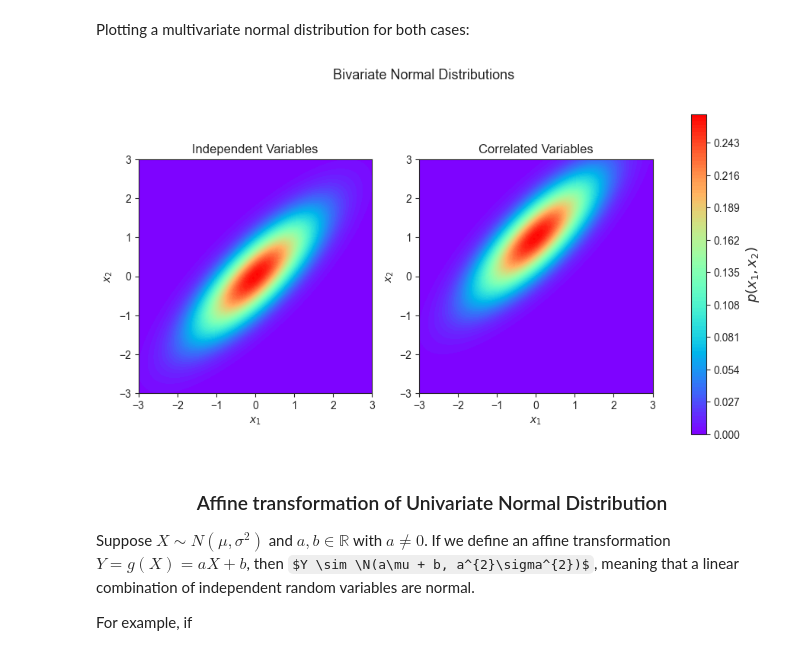
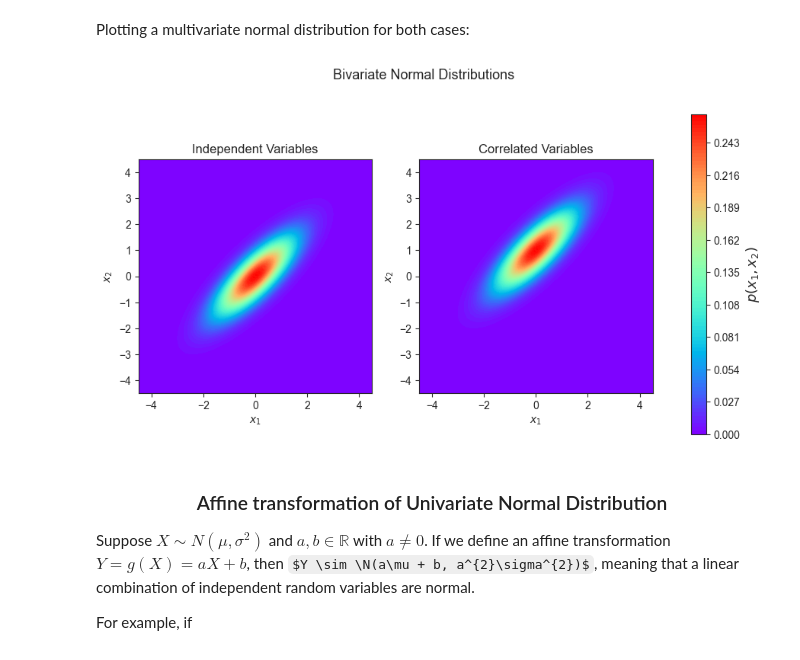
Before and after one commit to eo1989/mkt_stats_notes, a Jupyter notebook: IID_returns_eo.ipynb, the cells around one changed output. Cells and saved outputs as stored; diff of their text form; code cells hidden in the pictures; some formulas as TeX source.

```diff
--- a/IID_returns_eo.ipynb
+++ b/IID_returns_eo.ipynb
@@ -119,8 +86,11 @@ Plotting a multivariate normal distribution for both cases:
 def multivariate_normal(x, d, mean, covariance):
     """pdf of the multivariate normal distribution."""
     x_m = x - mean
-    return (1.0 / (sqrt((2 * pi)**d * np.linalg.det(covariance))) *
-            exp(-(np.linalg.solve(covariance, x_m).T.dot(x_m)) / 2))
+    return (
+        1.0
+        / (sqrt((2 * pi) ** d * np.linalg.det(covariance)))
+        * exp(-(np.linalg.solve(covariance, x_m).T.dot(x_m)) / 2)
+    )
 
 
 def gen_surface(mean, covariance, d):
@@ -135,7 +105,7 @@ def gen_surface(mean, covariance, d):
         for j in range(nb_of_x):
             pdf[i, j] = multivariate_normal(
                 np.matrix([[x1[i, j]], [x2[i, j]]]), d, mean, covariance
-                )
+            )
     return x1, x2, pdf  # x1, x2, pdf(x1, x2)
 
 
@@ -148,37 +118,37 @@ bivariate_mean = np.matrix([[0.0], [0.0]])  # Mean
 bivariate_covariance = np.matrix([[1.0, 0.8], [0.8, 1.0]])  # Covariance
 
 x1, x2, p = gen_surface(bivariate_mean, bivariate_covariance, d)
 
 # plot bivariate distribution
 con = ax1.contourf(x1, x2, p, 100, cmap="rainbow")
 ax1.set_xlabel("$x_1$")
 ax1.set_ylabel("$x_2$")
-ax1.axis([-3, 3, -3, 3])
+ax1.axis([-4.5, 4.5, -4.5, 4.5])
 ax1.set_aspect("equal")
 ax1.set_title("Independent Variables")
 
 # plot of correlated Normals
 bivariate_mean = np.matrix([[0.0], [1.0]])  # Mean
 bivariate_covariance = np.matrix([[1.0, 0.8], [0.8, 1.0]])  # Covariance
 x1, x2, p = gen_surface(bivariate_mean, bivariate_covariance, d)
 
 # plot bivariate distribution for correlated Normals
 con = ax2.contourf(x1, x2, p, 100, cmap="rainbow")
 ax2.set_xlabel("$x_1$")
 ax2.set_ylabel("$x_2$")
-ax2.axis([-3, 3, -3, 3])
+ax2.axis([-4.5, 4.5, -4.5, 4.5])
 ax2.set_aspect("equal")
 ax2.set_title("Correlated Variables")
 
 # add colorbar and title
-fig.subplots_adjust(right=0.8)
+fig.subplots_adjust(right=0.8, hspace=0.2)
 cbar_ax = fig.add_axes([0.85, 0.15, 0.02, 0.7])
 cbar = fig.colorbar(con, cax=cbar_ax)
 cbar.ax.set_ylabel("$p(x_1, x_2)$", fontsize=13)
 plt.suptitle("Bivariate Normal Distributions", fontsize=13, y=0.95)
 plt.savefig("Bivariate_normal_distributions")
 # %% [output]
-[figure, old version]
+[figure, new version]
 # %% [markdown]
 ### <center>Affine transformation of Univariate Normal Distribution</center>
 
```
Also changed, not shown: parts of 8 cells of this notebook, 2 other files.
